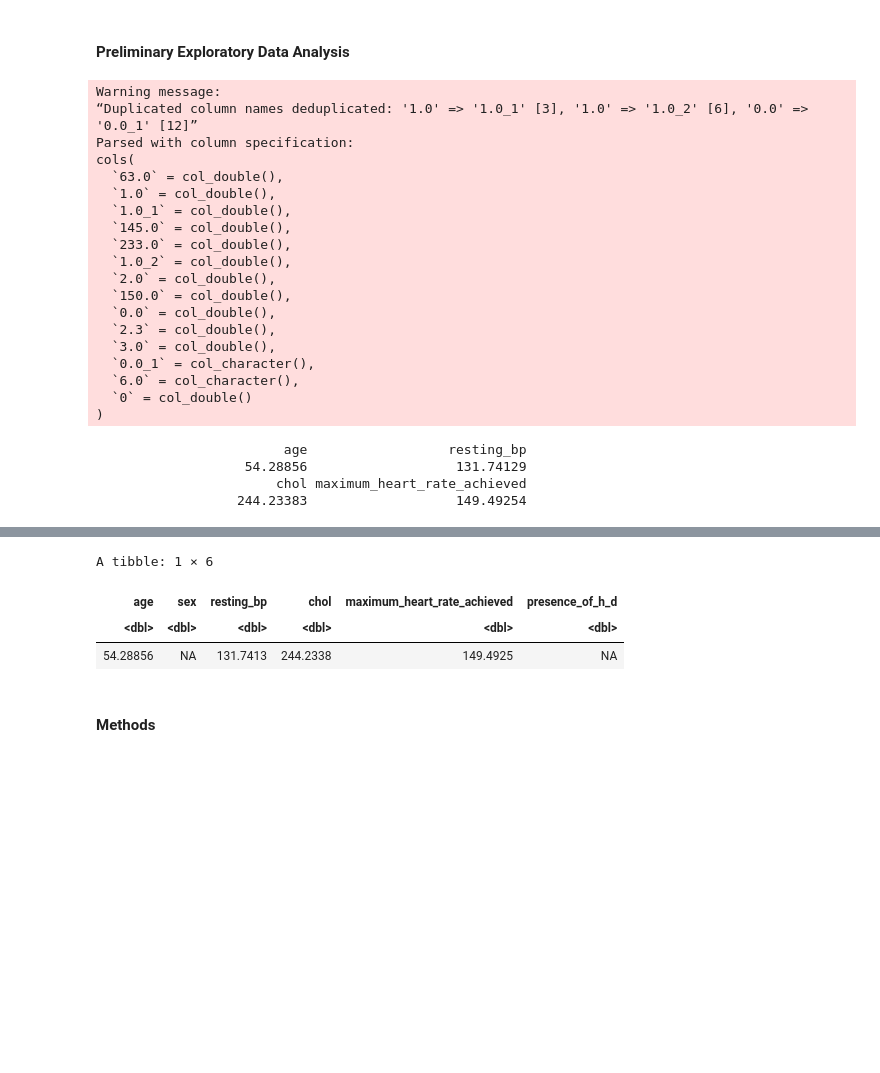
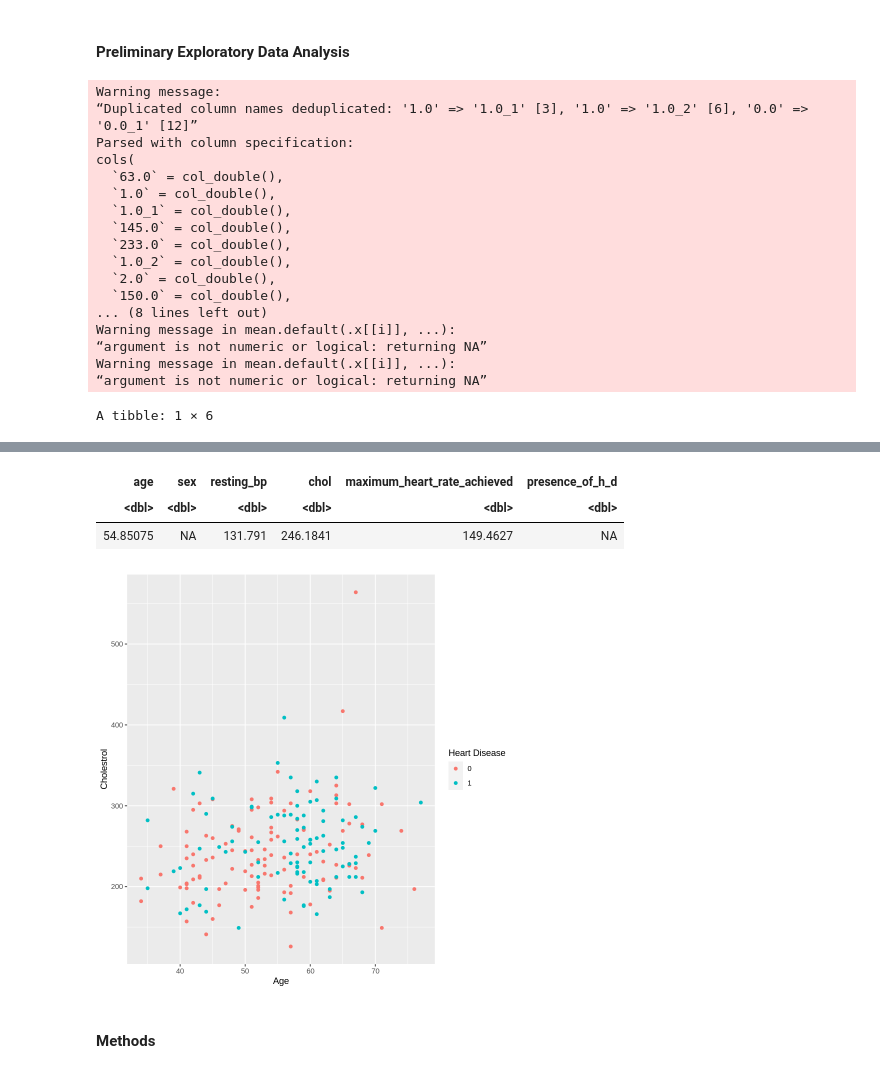
Before and after one commit to daphnetian/dsci-100-group-project, a Jupyter notebook: DSCI Project Proposal.ipynb, the cells around one changed output, grey strips where cells are left out. Drawn from its saved outputs; the diff is of its cells as text; code cells hidden in the pictures; blank space fills up the shorter version.

Commit message:
visualization
visualization

```diff
--- a/DSCI Project Proposal.ipynb
+++ b/DSCI Project Proposal.ipynb
@@ -50,9 +50,6 @@ heart_split <- initial_split(heart_disease_data, prop = 0.66, strata = sex)
 training_data <- training(heart_split)
 # training_data
 
-my_plot<- training_data %>%
-       ggplot(aes(x = age, y = chol, color = sex)) +
-       geom_point()
 
 # training_data
 summ <- colMeans(training_data %>% select(-sex, -presence_of_h_d))
@@ -60,7 +57,13 @@ summ <- colMeans(training_data %>% select(-sex, -presence_of_h_d))
 a <- modify(training_data, mean) %>% head(1)
 a
 
-# my_plot
+
+my_plot<- training_data %>%
+       ggplot(aes(x = age, y = chol, color = presence_of_h_d)) +
+       geom_point()+
+        labs(x = "Age", y = "Cholestrol", color = "Heart Disease")
+
+my_plot
 # %% [output]
 Warning message:
 “Duplicated column names deduplicated: '1.0' => '1.0_1' [3], '1.0' => '1.0_2' [6], '0.0' => '0.0_1' [12]”
@@ -74,14 +77,9 @@ cols(
   `1.0_2` = col_double(),
   `2.0` = col_double(),
   `150.0` = col_double(),
-  `0.0` = col_double(),
-  `2.3` = col_double(),
-  `3.0` = col_double(),
-  `0.0_1` = col_character(),
-  `6.0` = col_character(),
-  `0` = col_double()
-)
+... (8 lines left out)
+Warning message in mean.default(.x[[i]], ...):
+“argument is not numeric or logical: returning NA”
+Warning message in mean.default(.x[[i]], ...):
+“argument is not numeric or logical: returning NA”
-                        age                  resting_bp
-                   54.28856                   131.74129
-                       chol maximum_heart_rate_achieved
-                  244.23383                   149.49254
+A tibble: 1 × 6
@@ -92,7 +86,7 @@ Warning message in mean.default(.x[[i]], ...):
-A tibble: 1 × 6
 | age | sex | resting_bp | chol | maximum_heart_rate_achieved | presence_of_h_d |
 | <dbl> | <dbl> | <dbl> | <dbl> | <dbl> | <dbl> |
-| 54.28856 | NA | 131.7413 | 244.2338 | 149.4925 | NA |
+| 54.85075 | NA | 131.791 | 246.1841 | 149.4627 | NA |
+[figure, added]
 # %% [markdown]
 #### Methods
 # %% [markdown]
```
Also changed, not shown: parts of 1 cell of this notebook.
